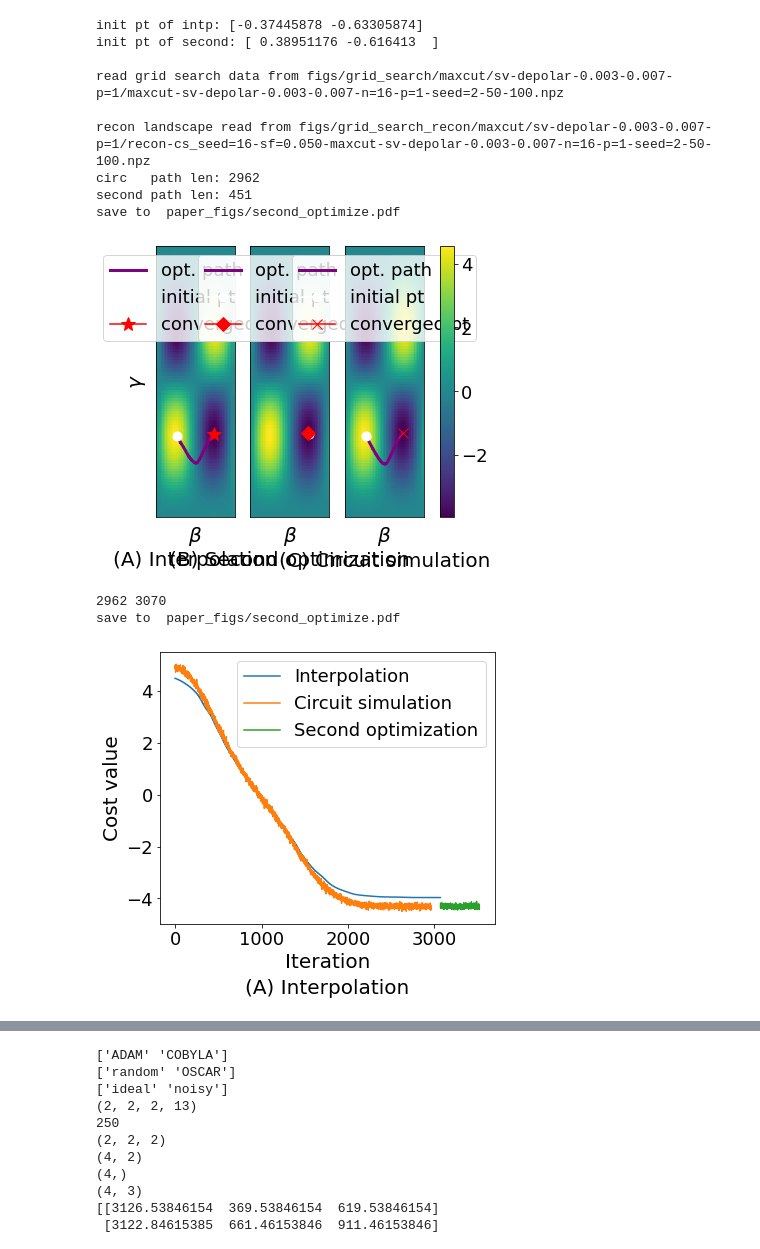
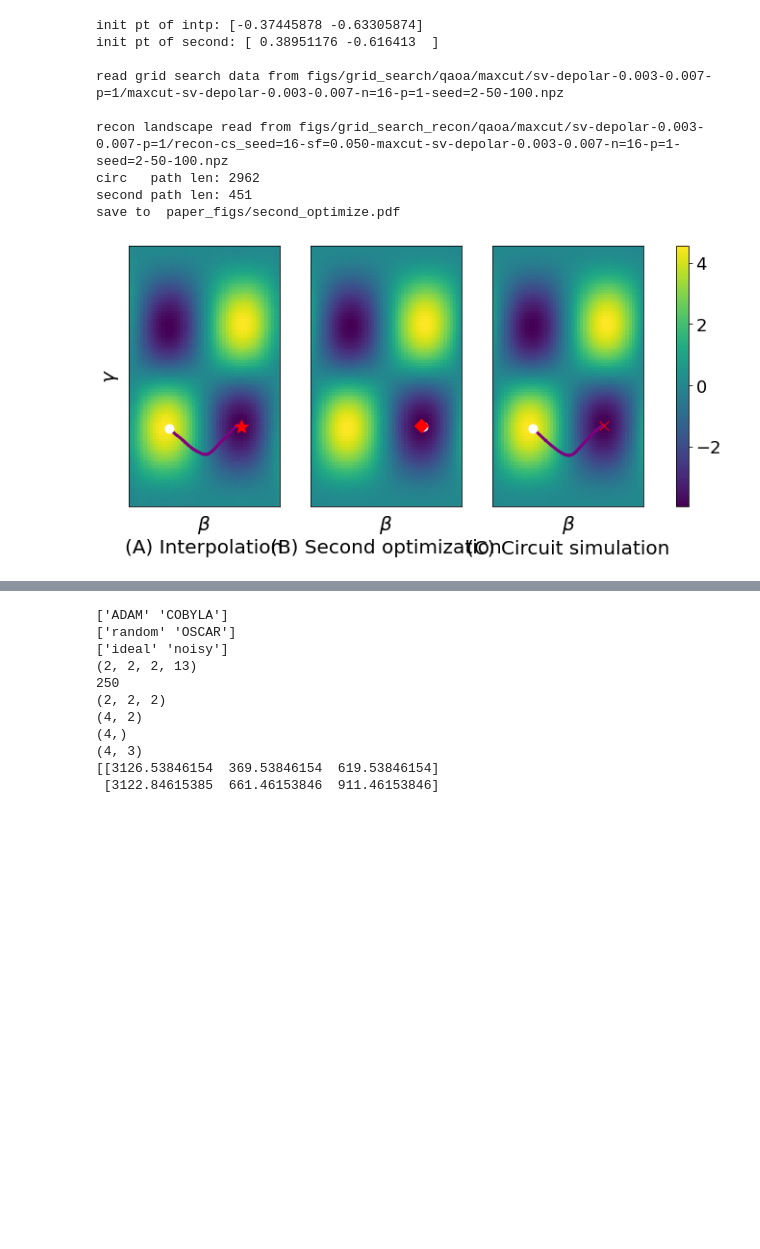
Before and after one commit to kunliu7/oscar, a Jupyter notebook: vis_optimization_path.ipynb, the cells around one changed output, grey strips where cells are left out. Cells and saved outputs as stored; diff of their text form; code cells hidden in the pictures; blank space fills up the shorter version.

```diff
--- a/vis_optimization_path.ipynb
+++ b/vis_optimization_path.ipynb
@@ -593,20 +387,21 @@ def vis_second_optimize(n: int, p: int, seed: int, noise: str, optimizer: str, m
         gs = 15
     else:
         raise NotImplementedError()
+    ansatz = 'qaoa'
 
     data, data_fname, data_dir = load_grid_search_data(
-        n_qubits=n, p=p, problem=problem, method=method,
+        n_qubits=n, p=p, ansatz=ansatz, problem=problem, method=method,
         noise=noise, beta_step=bs, gamma_step=gs, seed=seed, miti_method=miti_method
     )
 
-    recon_dir = f"figs/grid_search_recon/{problem}/{method}-{noise}-p={p}"
+    recon_dir = f"figs/grid_search_recon/{ansatz}/{problem}/{method}-{noise}-p={p}"
     plot_range = data['plot_range']
 
     recon_fname = f"recon-cs_seed={cs_seed}-sf={sf:.3f}-{data_fname}"
     recon_path = f"{recon_dir}/{recon_fname}"
 
     origin = data['data']
-    recon = get_recon_landscape(p, origin, sf, False, recon_path, cs_seed)
+    recon = get_recon_landscape(ansatz, p, origin, sf, False, recon_path, cs_seed)
 
     # init_pt =
 
@@ -647,7 +442,7 @@ def vis_second_optimize(n: int, p: int, seed: int, noise: str, optimizer: str, m
 
 
     params = {'legend.fontsize': 18,
-            'figure.figsize': (6, 5),
+            'figure.figsize': (12, 5),
             'axes.labelsize': 20, #'x-large',
             'axes.titlesize': 20, #'x-large',
             'xtick.labelsize': 18,
@@ -679,40 +474,44 @@ def vis_second_optimize(n: int, p: int, seed: int, noise: str, optimizer: str, m
     plt.show()
     plt.close('all')
 
+    params = {'legend.fontsize': 18,
+            'figure.figsize': (6, 5),
+            'axes.labelsize': 20, #'x-large',
+            'axes.titlesize': 20, #'x-large',
+            'xtick.labelsize': 18,
+            'ytick.labelsize': 18}
+    plt.rcParams.update(params)
     # circ_vals = second_vals.copy()
     fig, axs = plt.subplots(nrows=1, ncols=1)
     axs = [axs]
 
     # max_len = 1500
     print(len(circ_vals), len(intp_vals))
     axs[0].plot(range(len(intp_vals)), intp_vals, label="Interpolation")
     axs[0].plot(range(len(circ_vals)), circ_vals, label="Circuit simulation")
     axs[0].plot(len(intp_vals) + np.array(range(len(second_vals))), second_vals, label="Second optimization")
 
     axs[0].legend()
     axs[0].set_ylabel("Cost value")
     axs[0].set_xlabel("Iteration")
 
     for idx in [0]:
         axs[idx].set_title(labels[idx], y=-0.28)
     print("save to ", save_path)
     fig.savefig(save_path, bbox_inches='tight', dpi=1000)
     plt.show()
     plt.close('all')
 
 vis_second_optimize(16, 1, 2, "depolar-0.003-0.007", "ADAM", 10000, None)
 # vis_second_optimize(16, 1, 0, "ideal", "COBYLA", 1000, None)
 # %% [output]
 init pt of intp: [-0.37445878 -0.63305874]
 init pt of second: [ 0.38951176 -0.616413  ]
 
-read grid search data from figs/grid_search/maxcut/sv-depolar-0.003-0.007-p=1/maxcut-sv-depolar-0.003-0.007-n=16-p=1-seed=2-50-100.npz
+read grid search data from figs/grid_search/qaoa/maxcut/sv-depolar-0.003-0.007-p=1/maxcut-sv-depolar-0.003-0.007-n=16-p=1-seed=2-50-100.npz
 
-recon landscape read from figs/grid_search_recon/maxcut/sv-depolar-0.003-0.007-p=1/recon-cs_seed=16-sf=0.050-maxcut-sv-depolar-0.003-0.007-n=16-p=1-seed=2-50-100.npz
+recon landscape read from figs/grid_search_recon/qaoa/maxcut/sv-depolar-0.003-0.007-p=1/recon-cs_seed=16-sf=0.050-maxcut-sv-depolar-0.003-0.007-n=16-p=1-seed=2-50-100.npz
 circ   path len: 2962
 second path len: 451
 save to  paper_figs/second_optimize.pdf
-[figure, old version]
+[figure, new version]
-2962 3070
-save to  paper_figs/second_optimize.pdf
-[figure, removed]
```
Also changed, not shown: parts of 15 cells of this notebook.
